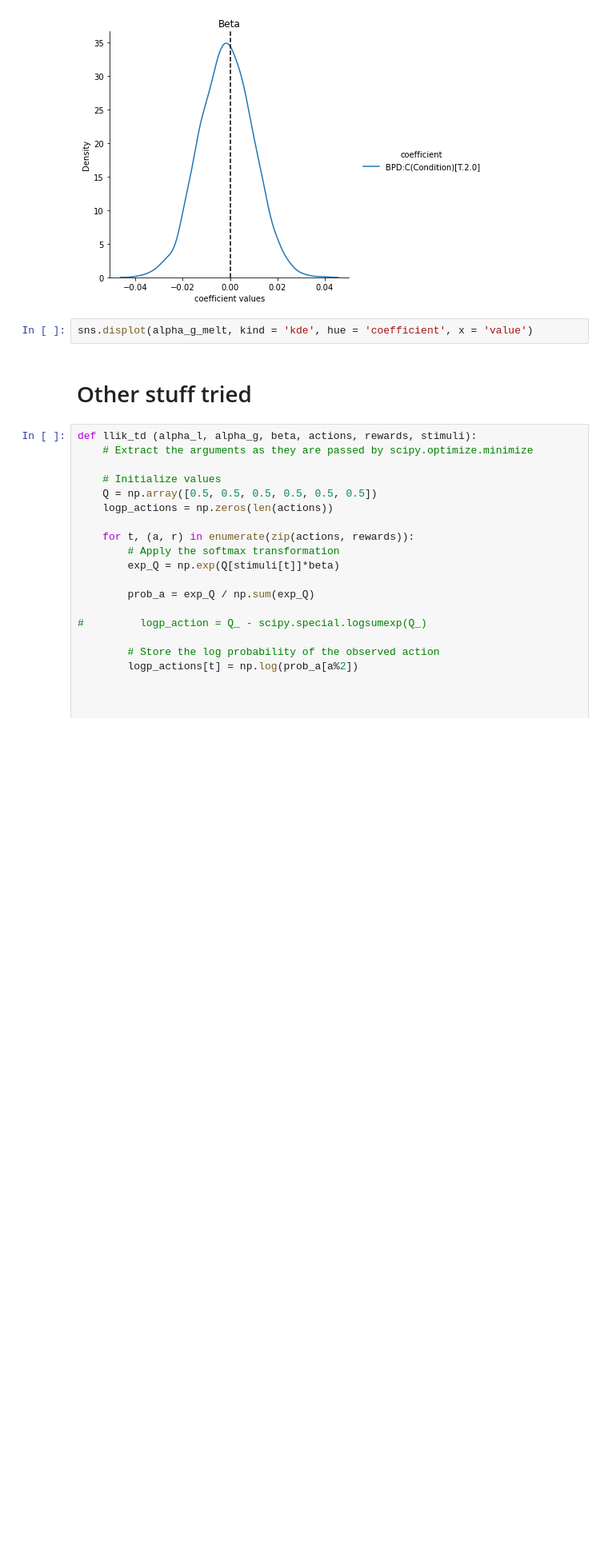
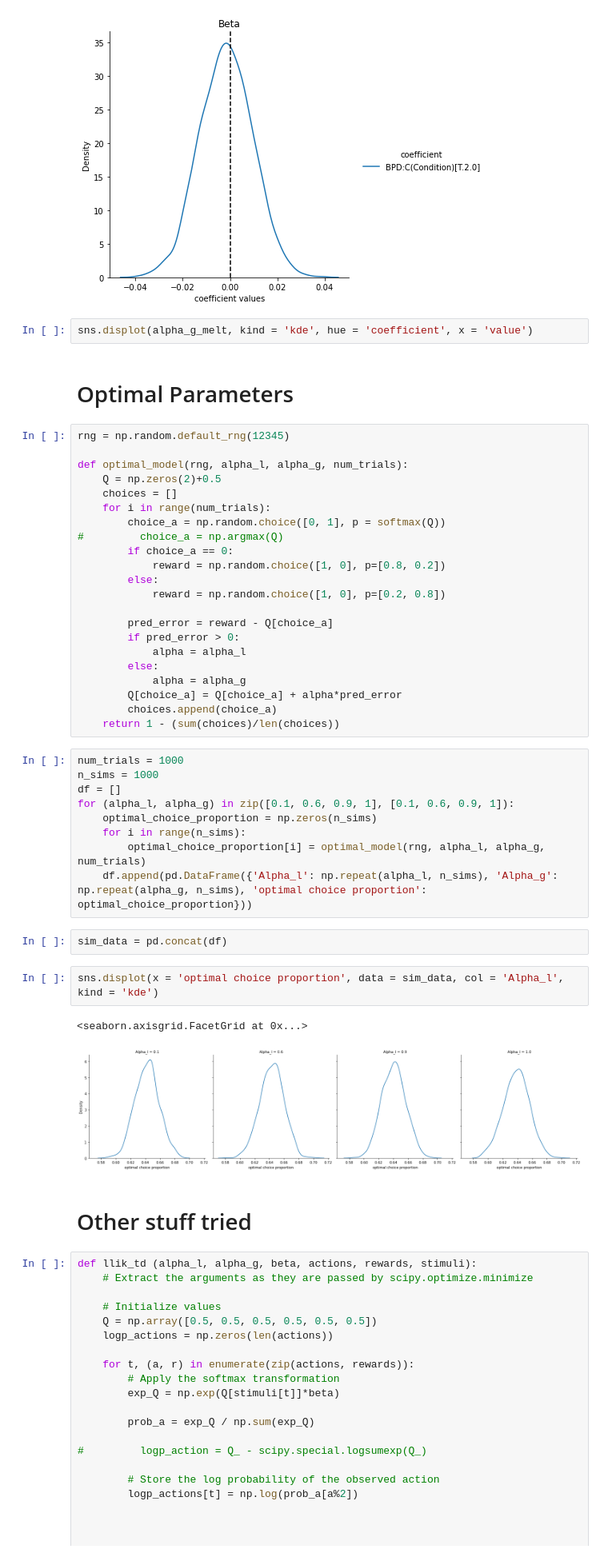
Before and after one commit to tejas-savalia/BPD, a Jupyter notebook: bpd_analyses.ipynb, the cells around one changed output. Shown at 80% size. Cells and saved outputs as stored; diff of their text form; blank space fills up the shorter version.

```diff
--- a/bpd_analyses.ipynb
+++ b/bpd_analyses.ipynb
@@ -389,6 +405,46 @@ Text(0.5, 1.0, 'Beta')
 [figure]
 # %%
 sns.displot(alpha_g_melt, kind = 'kde', hue = 'coefficient', x = 'value')
+# %% [markdown]
+# Optimal Parameters
+# %%
+rng = np.random.default_rng(12345)
+
+def optimal_model(rng, alpha_l, alpha_g, num_trials):
+    Q = np.zeros(2)+0.5
+    choices = []
+    for i in range(num_trials):
+        choice_a = np.random.choice([0, 1], p = softmax(Q))
+#         choice_a = np.argmax(Q)
+        if choice_a == 0:
+            reward = np.random.choice([1, 0], p=[0.8, 0.2])
+        else:
+            reward = np.random.choice([1, 0], p=[0.2, 0.8])
+
+        pred_error = reward - Q[choice_a]
+        if pred_error > 0:
+            alpha = alpha_l
+        else:
+            alpha = alpha_g
+        Q[choice_a] = Q[choice_a] + alpha*pred_error
+        choices.append(choice_a)
+    return 1 - (sum(choices)/len(choices))
+# %%
+num_trials = 1000
+n_sims = 1000
+df = []
+for (alpha_l, alpha_g) in zip([0.1, 0.6, 0.9, 1], [0.1, 0.6, 0.9, 1]):
+    optimal_choice_proportion = np.zeros(n_sims)
+    for i in range(n_sims):
+        optimal_choice_proportion[i] = optimal_model(rng, alpha_l, alpha_g, num_trials)
+    df.append(pd.DataFrame({'Alpha_l': np.repeat(alpha_l, n_sims), 'Alpha_g': np.repeat(alpha_g, n_sims), 'optimal choice proportion': optimal_choice_proportion}))
+# %%
+sim_data = pd.concat(df)
+# %%
+sns.displot(x = 'optimal choice proportion', data = sim_data, col = 'Alpha_l', kind = 'kde')
+# %% [output]
+<seaborn.axisgrid.FacetGrid at 0x...>
+[figure, added]
 # %% [markdown]
 # Other stuff tried
 # %%
```
Also changed, not shown: parts of 2 cells of this notebook.
